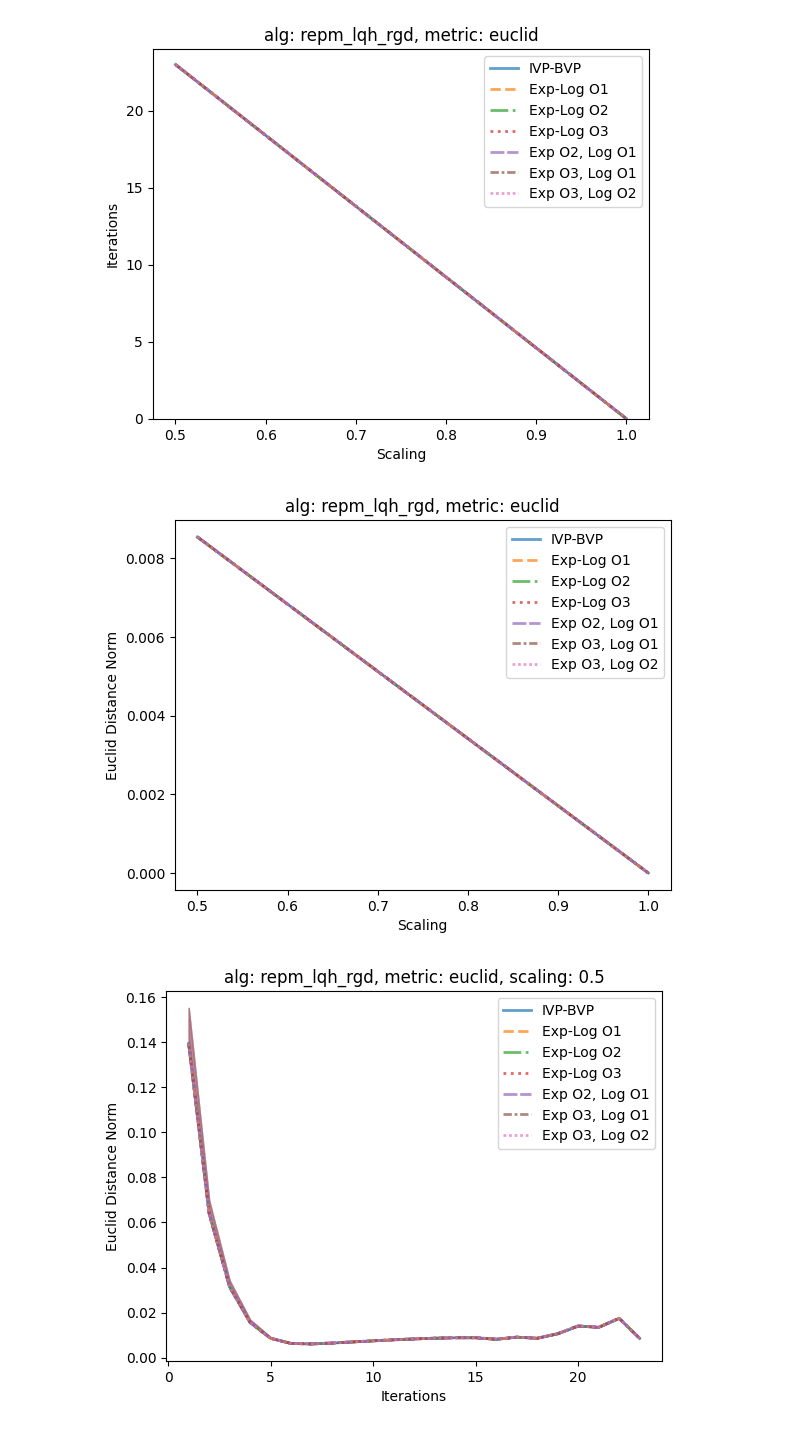
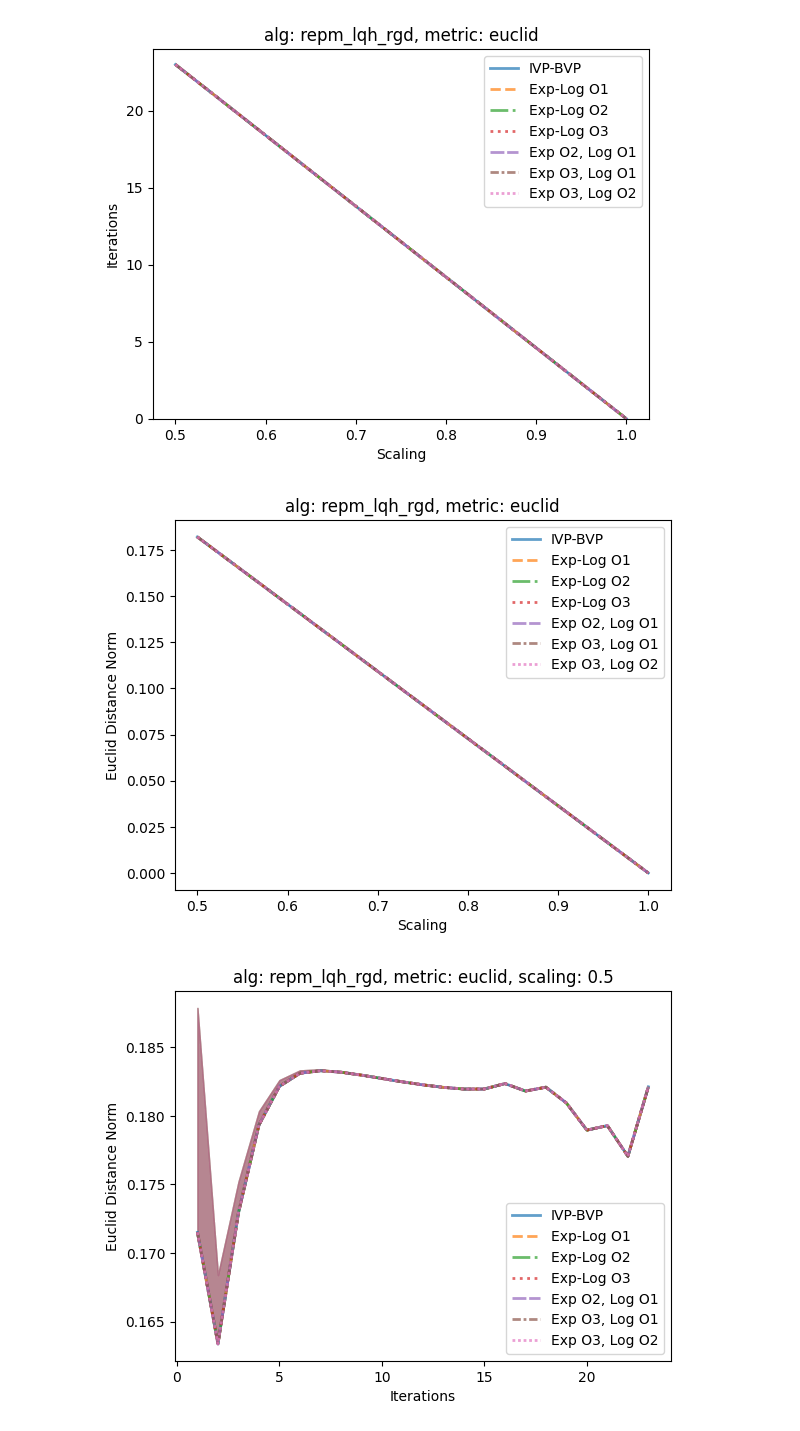
Before and after one commit to planetaryeclipse/ece602-mfld-optim-taylor-approx, a Jupyter notebook: src/analysis/constrained_analysis.ipynb, the cells around one changed output. Cells and saved outputs as stored; diff of their text form; code cells hidden in the pictures.

Commit message:
Change target of Euclidean distance norm for constrained analysis

```diff
--- a/src/analysis/constrained_analysis.ipynb
+++ b/src/analysis/constrained_analysis.ipynb
@@ -36,6 +36,7 @@ constr_rtr_dir = Path(f"../../data/constrained/{constr_alg}_rtr/")
 constr_dirs = [constr_rgd_dir, constr_rtr_dir]
 constr_data = load_all_param_data(constr_dirs)
 
+constr_metric = "euclid"
 constr_scaling = [0.5, 1.]
 # %%
 # generate the success vs scaling data
@@ -47,11 +48,11 @@ plotting_util.gen_iters_vs_scaling_plots(constr_data, f"{constr_alg}_rgd", "eucl
 # %% [output]
 [figure]
 # %%
-plotting_util.gen_euclid_nonoptimal_norms_vs_scaling_plots(constr_data, f"{constr_alg}_rgd", "euclid", constr_scaling, plotting_util._desired_method_order, show_titles=True)
+plotting_util.gen_euclid_nonoptimal_norms_vs_scaling_plots(constr_data, f"{constr_alg}_rgd", constr_metric, constr_scaling, plotting_util._desired_method_order, target=plotting_util._constraint_target, show_titles=True)
 # %% [output]
-[figure, old version]
+[figure, new version]
 # %%
-plotting_util.gen_euclid_nonoptimal_norms_plots(constr_data, f"{constr_alg}_rgd", "euclid", 0.5, plotting_util._desired_method_order, show_titles=True)
+plotting_util.gen_euclid_nonoptimal_norms_plots(constr_data, f"{constr_alg}_rgd", constr_metric, 0.5, plotting_util._desired_method_order, target=plotting_util._constraint_target, show_titles=True)
 # %% [output]
-[figure, old version]
+[figure, new version]
 # %%
```
Also changed, not shown: parts of 3 cells of this notebook, 1 other file.
